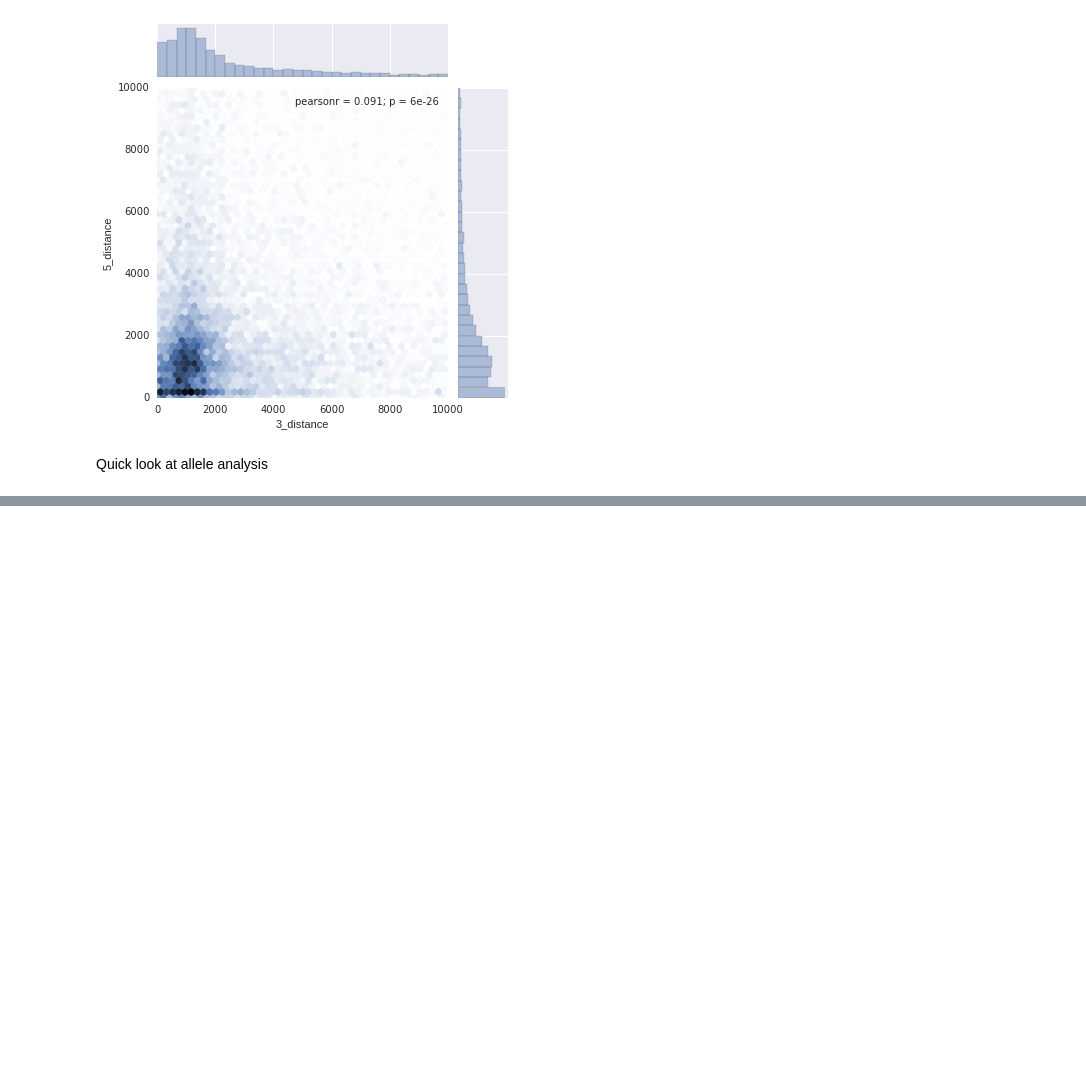
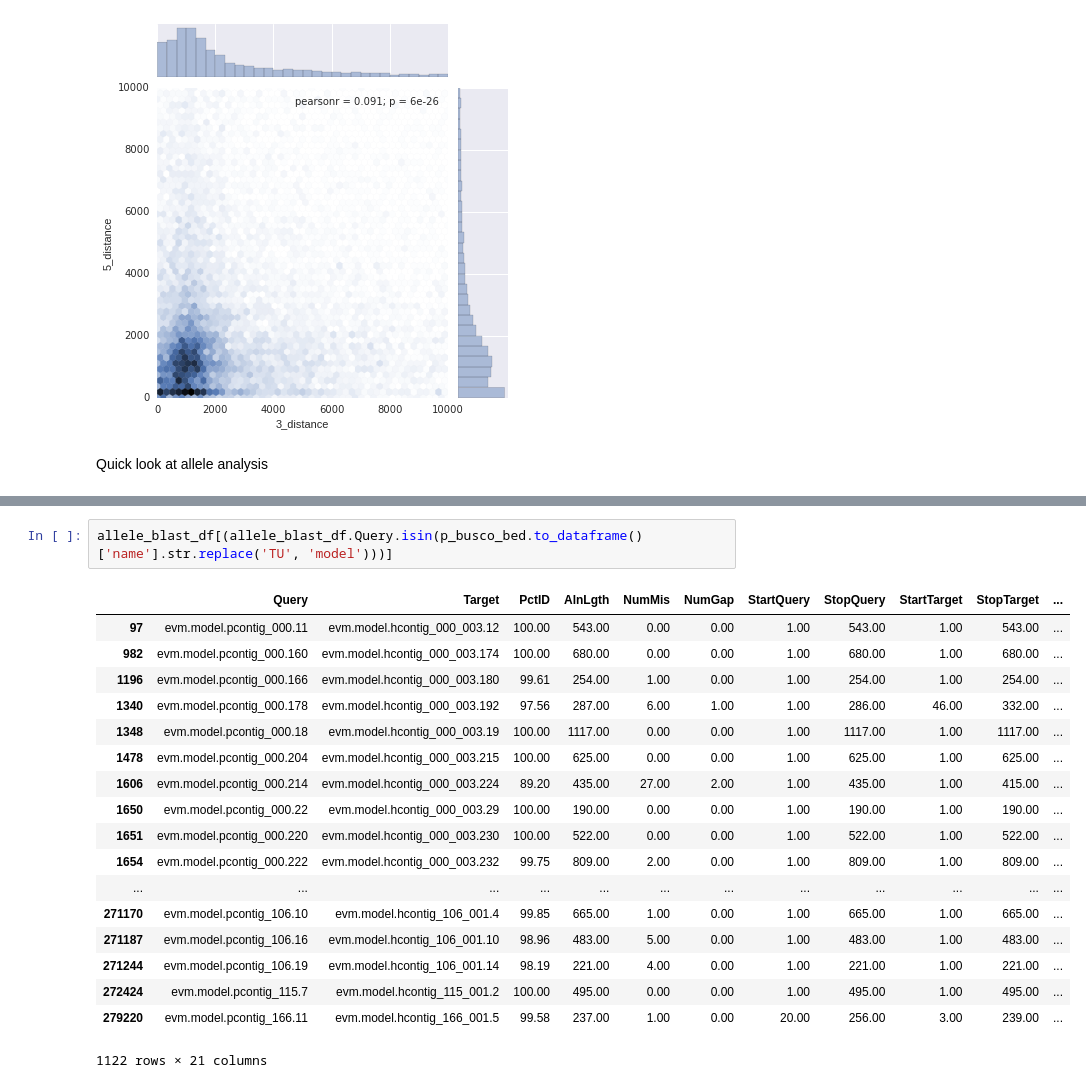
Before and after one commit to BenjaminSchwessinger/Pst_104E_analysis, a Jupyter notebook: Pst_104E_v12_effectors_cluster_8.ipynb, the cells around one changed output, grey strips where cells are left out. Saved outputs shown, nothing was run; the diff lists cells and outputs as text; blank space fills up the shorter version.

```diff
--- a/Pst_104E_v12_effectors_cluster_8.ipynb
+++ b/Pst_104E_v12_effectors_cluster_8.ipynb
@@ -1088,0 +1099,21 @@ print(len(allele_blast_df)/len(p_allgene_bed))
+# %%
+allele_blast_df[(allele_blast_df.Query.isin(p_busco_bed.to_dataframe()['name'].str.replace('TU', 'model')))]
+# %% [output]
+|  | Query | Target | PctID | AlnLgth | NumMis | NumGap | StartQuery | StopQuery | StartTarget | StopTarget | ... |
+| 97 | evm.model.pcontig_000.11 | evm.model.hcontig_000_003.12 | 100.00 | 543.00 | 0.00 | 0.00 | 1.00 | 543.00 | 1.00 | 543.00 | ... |
+| 982 | evm.model.pcontig_000.160 | evm.model.hcontig_000_003.174 | 100.00 | 680.00 | 0.00 | 0.00 | 1.00 | 680.00 | 1.00 | 680.00 | ... |
+| 1196 | evm.model.pcontig_000.166 | evm.model.hcontig_000_003.180 | 99.61 | 254.00 | 1.00 | 0.00 | 1.00 | 254.00 | 1.00 | 254.00 | ... |
+| 1340 | evm.model.pcontig_000.178 | evm.model.hcontig_000_003.192 | 97.56 | 287.00 | 6.00 | 1.00 | 1.00 | 286.00 | 46.00 | 332.00 | ... |
+| 1348 | evm.model.pcontig_000.18 | evm.model.hcontig_000_003.19 | 100.00 | 1117.00 | 0.00 | 0.00 | 1.00 | 1117.00 | 1.00 | 1117.00 | ... |
+| 1478 | evm.model.pcontig_000.204 | evm.model.hcontig_000_003.215 | 100.00 | 625.00 | 0.00 | 0.00 | 1.00 | 625.00 | 1.00 | 625.00 | ... |
+| 1606 | evm.model.pcontig_000.214 | evm.model.hcontig_000_003.224 | 89.20 | 435.00 | 27.00 | 2.00 | 1.00 | 435.00 | 1.00 | 415.00 | ... |
+| 1650 | evm.model.pcontig_000.22 | evm.model.hcontig_000_003.29 | 100.00 | 190.00 | 0.00 | 0.00 | 1.00 | 190.00 | 1.00 | 190.00 | ... |
+| 1651 | evm.model.pcontig_000.220 | evm.model.hcontig_000_003.230 | 100.00 | 522.00 | 0.00 | 0.00 | 1.00 | 522.00 | 1.00 | 522.00 | ... |
+| 1654 | evm.model.pcontig_000.222 | evm.model.hcontig_000_003.232 | 99.75 | 809.00 | 2.00 | 0.00 | 1.00 | 809.00 | 1.00 | 809.00 | ... |
+| ... | ... | ... | ... | ... | ... | ... | ... | ... | ... | ... | ... |
+| 271170 | evm.model.pcontig_106.10 | evm.model.hcontig_106_001.4 | 99.85 | 665.00 | 1.00 | 0.00 | 1.00 | 665.00 | 1.00 | 665.00 | ... |
+| 271187 | evm.model.pcontig_106.16 | evm.model.hcontig_106_001.10 | 98.96 | 483.00 | 5.00 | 0.00 | 1.00 | 483.00 | 1.00 | 483.00 | ... |
+| 271244 | evm.model.pcontig_106.19 | evm.model.hcontig_106_001.14 | 98.19 | 221.00 | 4.00 | 0.00 | 1.00 | 221.00 | 1.00 | 221.00 | ... |
+| 272424 | evm.model.pcontig_115.7 | evm.model.hcontig_115_001.2 | 100.00 | 495.00 | 0.00 | 0.00 | 1.00 | 495.00 | 1.00 | 495.00 | ... |
+| 279220 | evm.model.pcontig_166.11 | evm.model.hcontig_166_001.5 | 99.58 | 237.00 | 1.00 | 0.00 | 20.00 | 256.00 | 3.00 | 239.00 | ... |
+1122 rows × 21 columns
```
Also changed, not shown: parts of 3 cells of this notebook.
